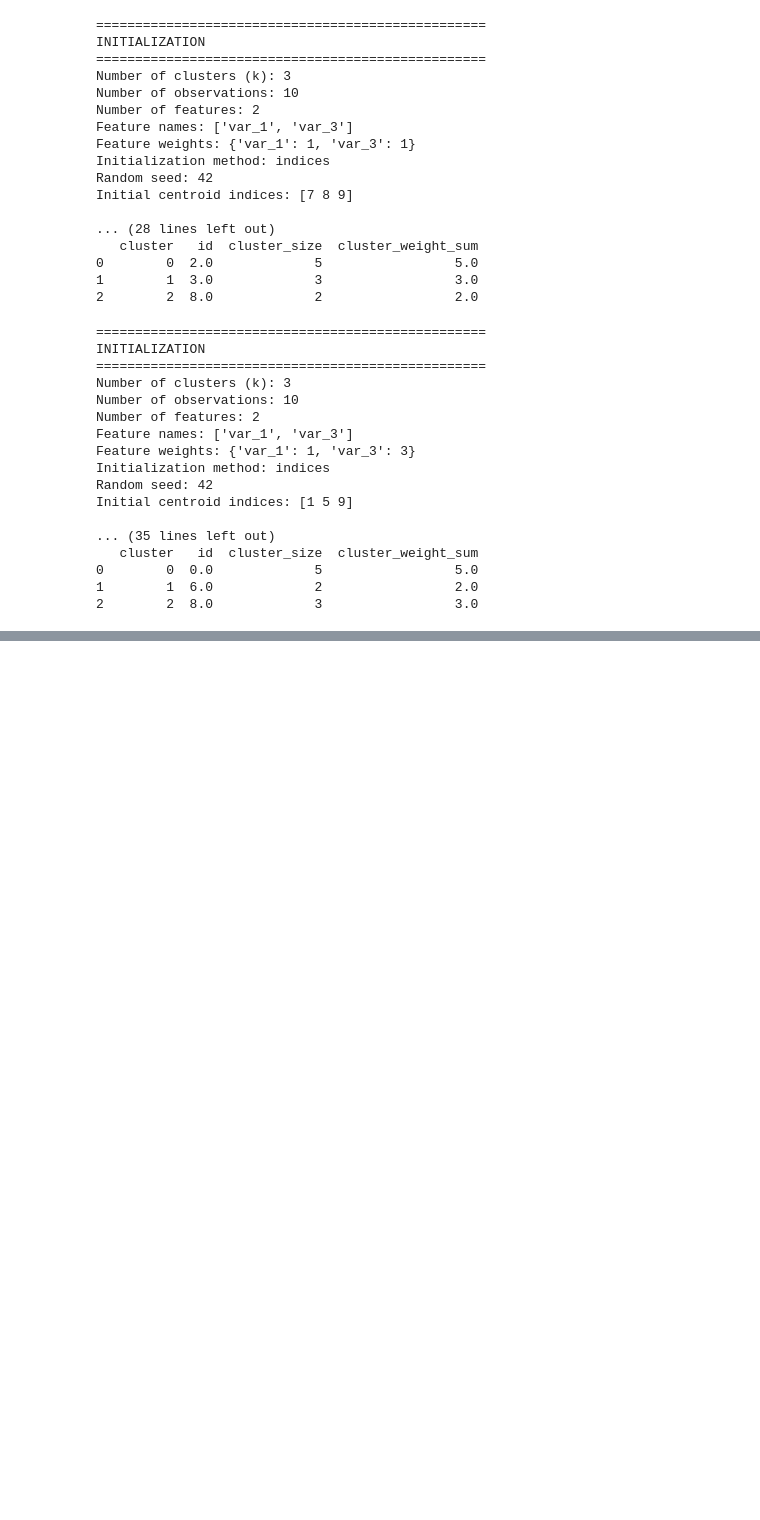
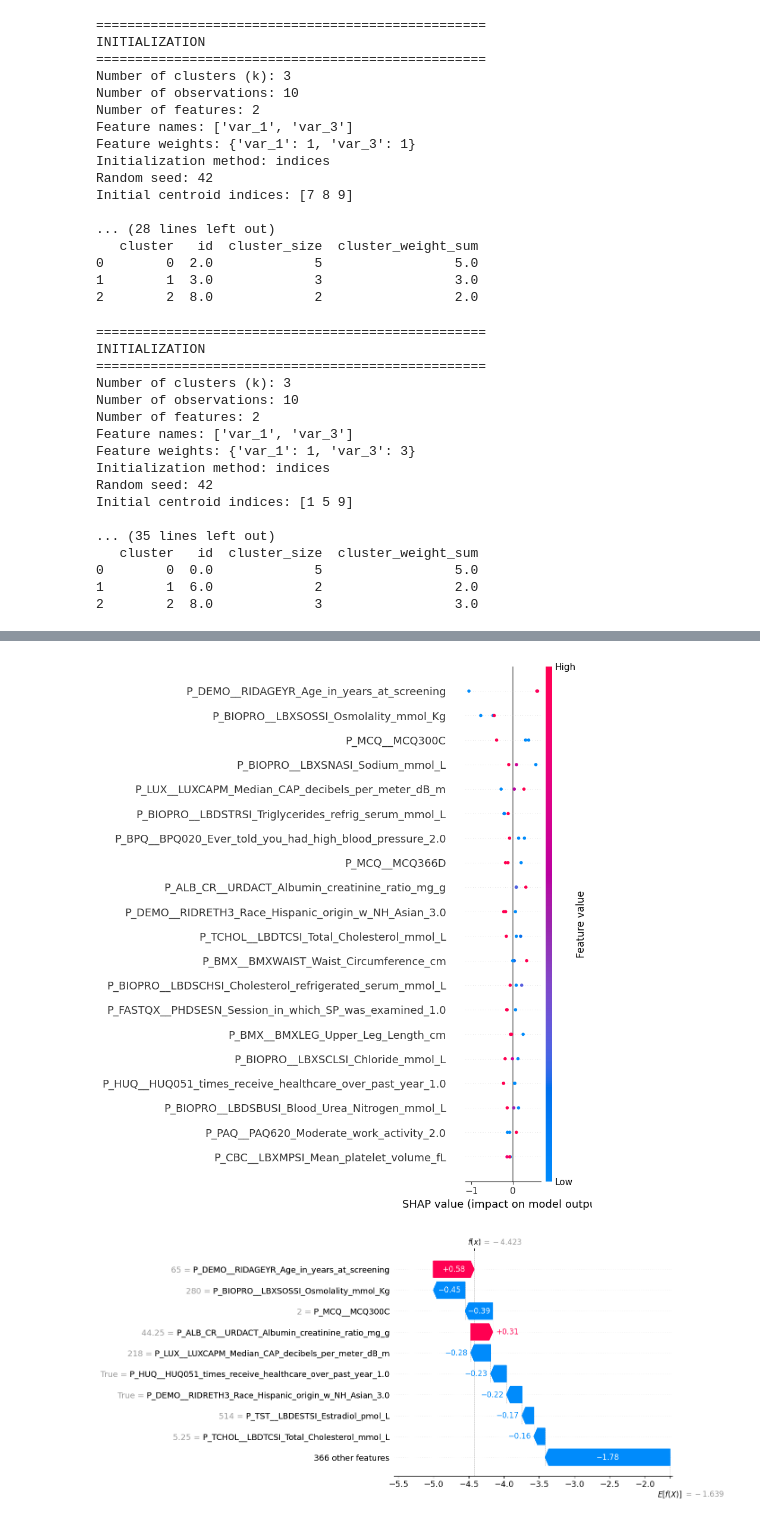
Before and after one commit to DVDMVN/CSE881_PROJ, a Jupyter notebook: G_SAMPLING.ipynb, the cells around one changed output, grey strips where cells are left out. Drawn from its saved outputs; the diff is of its cells as text; code cells hidden in the pictures; blank space fills up the shorter version.

```diff
--- a/G_SAMPLING.ipynb
+++ b/G_SAMPLING.ipynb
@@ -253,0 +422,26 @@ Initial centroid indices: [1 5 9]
+# %%
+# Apply clustering on X_train
+
+k = int(len(X_train_encoded) * 0.10)    # set k to 10% of training data size
+
+result = weighted_kmeans_clustering(
+    df=X_train_encoded,
+    k=k,
+    location_vars=top_features,  # use only top SHAP features
+    weights={feat: importance_df[importance_df['feature'] == feat]['importance'].values[0]
+             for feat in top_features},  # use SHAP importance as weights
+    random_state=42,
+    verbose=0,
+    max_iterations=100,
+    init_centroids=None
+)
+
+# Get representative indices and filter X_train
+representative_indices = result['id'].dropna().astype(int).tolist()
+X_train_representatives = X_train.loc[representative_indices].copy()
+
+# Add cluster_size
+cluster_size_map = dict(zip(result['id'], result['cluster_size']))
+X_train_representatives['cluster_size'] = X_train_representatives.index.map(cluster_size_map)
+
+print(X_train_representatives)
@@ -253,0 +467,15 @@ Initial centroid indices: [1 5 9]
+# %%
+# Encode the representative samples (same way as training)
+X_train_representatives_encoded = pd.get_dummies(X_train_representatives, drop_first=True)
+X_train_representatives_encoded = X_train_representatives_encoded.reindex(columns=X_encoded.columns, fill_value=0)
+
+# Use the already fitted model (xgb) to get SHAP values
+explainer = shap.TreeExplainer(xgb)
+shap_values = explainer(X_train_representatives_encoded)
+
+# Visualize
+shap.summary_plot(shap_values, X_train_representatives_encoded, show=True)
+shap.waterfall_plot(shap_values[0])  # For first representative
+# %% [output]
+[figure, added]
+[figure, added]
```
Also changed, not shown: parts of 6 cells of this notebook.
